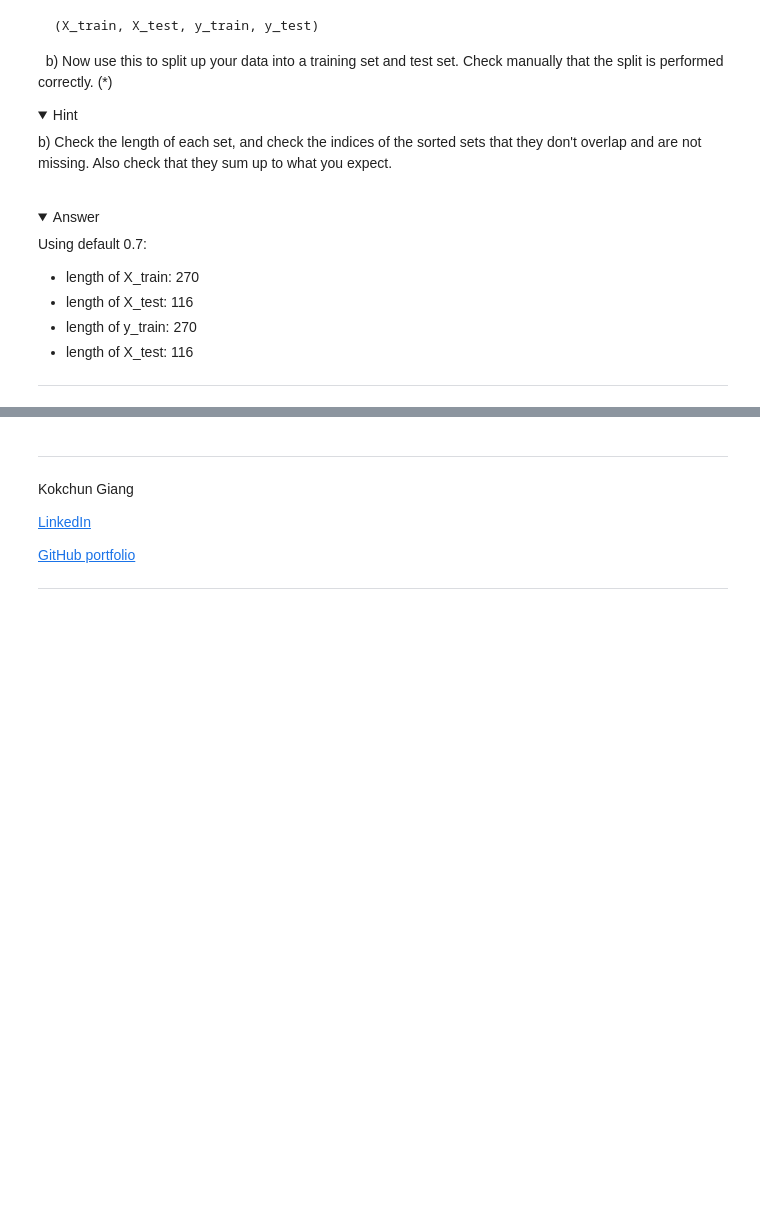
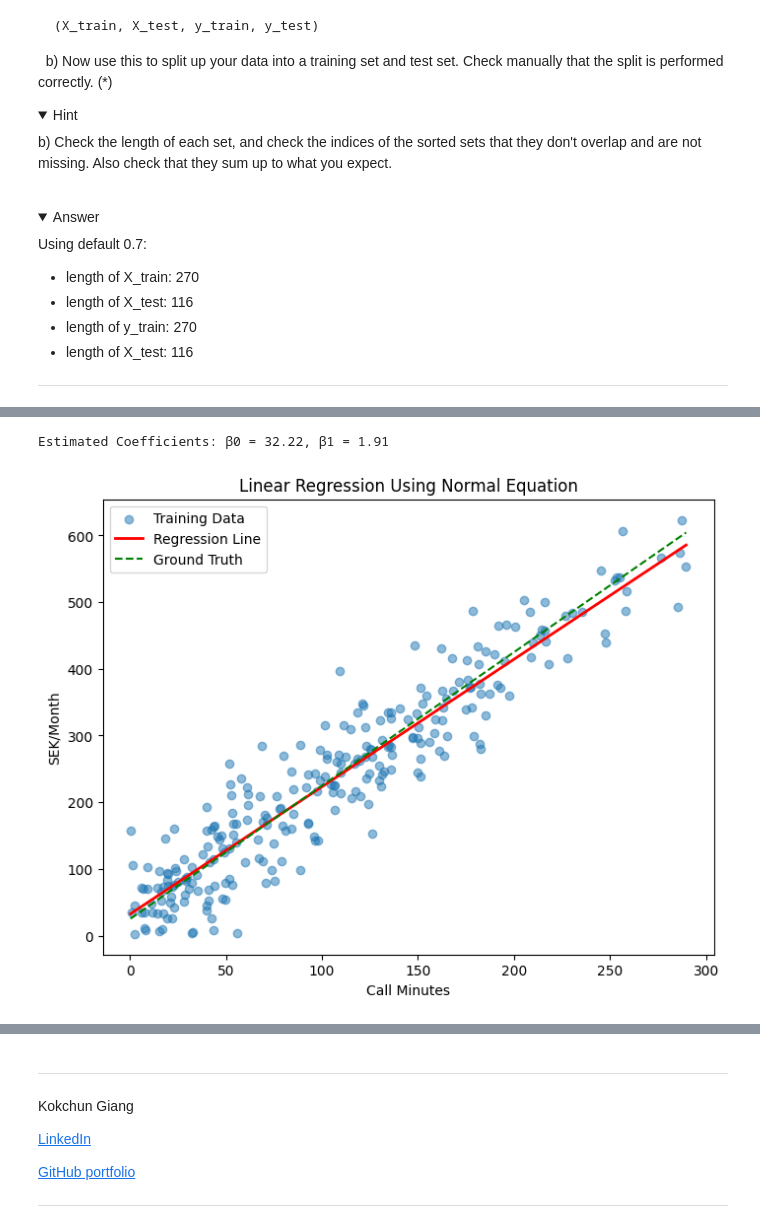
Before and after one commit to PaerBrady/Machine-learning-AI24, a Jupyter notebook: Exercises/E00_linear_regression.ipynb, the cells around one changed output, grey strips where cells are left out. Saved outputs shown, nothing was run; the diff lists cells and outputs as text; code cells hidden in the pictures; folded sections open; blank space fills up the shorter version.

```diff
--- a/Exercises/E00_linear_regression.ipynb
+++ b/Exercises/E00_linear_regression.ipynb
@@ -335,3 +493,35 @@ It is important to keep track of the shapes of the vectors, matrices in order fo
+# %%
+# Compute beta coefficients
+beta_hat = normal_equation(X_train, y_train)
+
+# Extract intercept (β0) and slope (β1)
+beta_0, beta_1 = beta_hat
+print(f"Estimated Coefficients: β0 = {beta_0:.2f}, β1 = {beta_1:.2f}")
+# %% [output]
+Estimated Coefficients: β0 = 32.22, β1 = 1.91
+# %%
+# Generate predictions using trained model
+X_train_sorted = np.sort(X_train.to_numpy(), axis=0)  # Sort for plotting
+y_pred = beta_0 + beta_1 * X_train_sorted  # Compute predicted y values
+
+# Plot training data
+plt.figure(figsize=(8, 6))
+plt.scatter(X_train, y_train, label="Training Data", alpha=0.5)
+
+# Plot regression line
+plt.plot(X_train_sorted, y_pred, color='red', label="Regression Line", linewidth=2)
+
+# Plot ground truth line (y = 2x + 25)
+plt.plot(X_train_sorted, 2 * X_train_sorted + 25, linestyle="dashed", color="green", label="Ground Truth")
+
+# Labels and title
+plt.xlabel("Call Minutes")
+plt.ylabel("SEK/Month")
+plt.title("Linear Regression Using Normal Equation")
+plt.legend()
+plt.show()
+# %% [output]
+[figure, added]
 # %% [markdown]
 ## 3. Prediction and evaluation (*)
 
```
Also changed, not shown: parts of 8 cells of this notebook, 3 other files.
